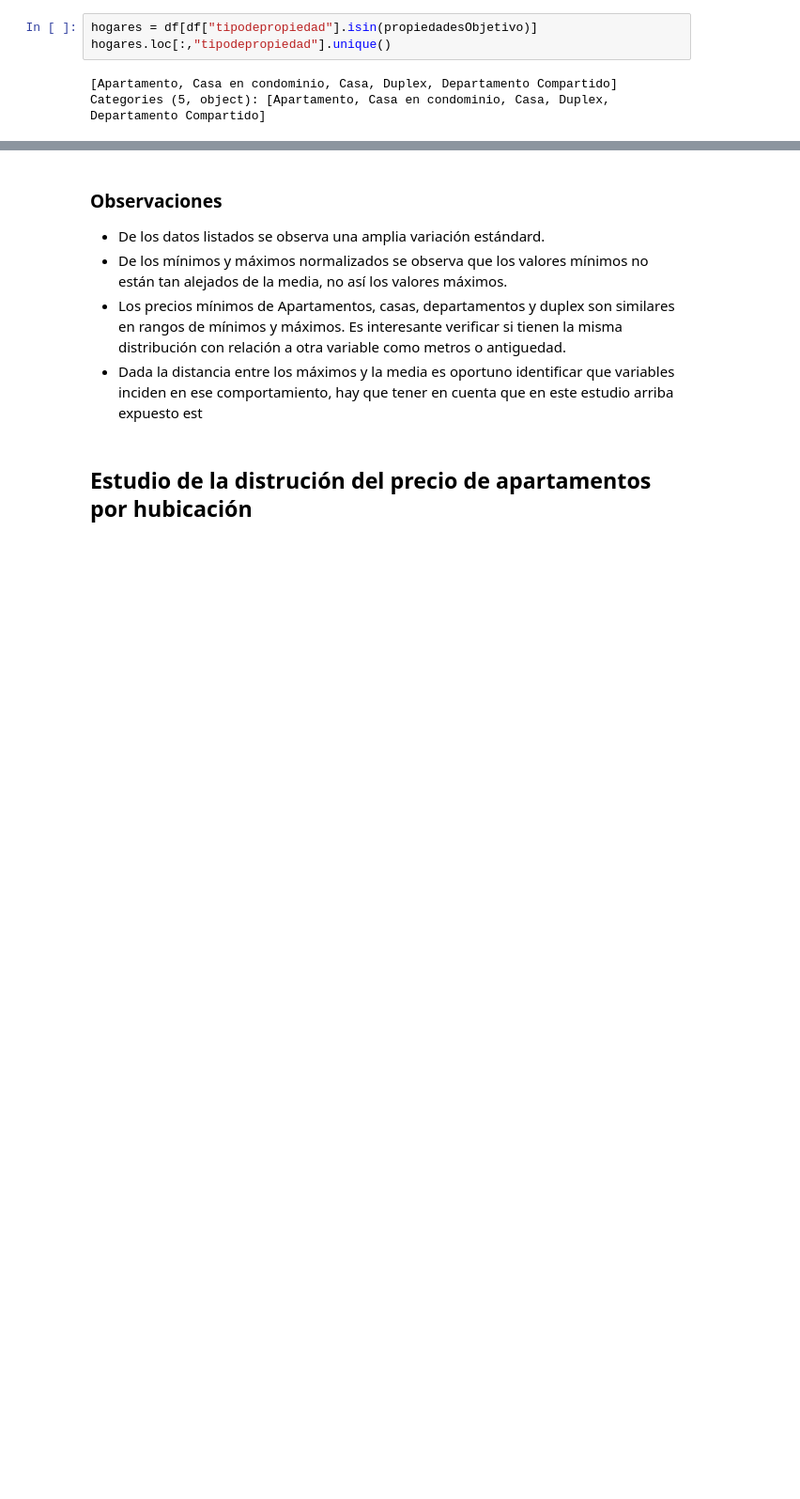
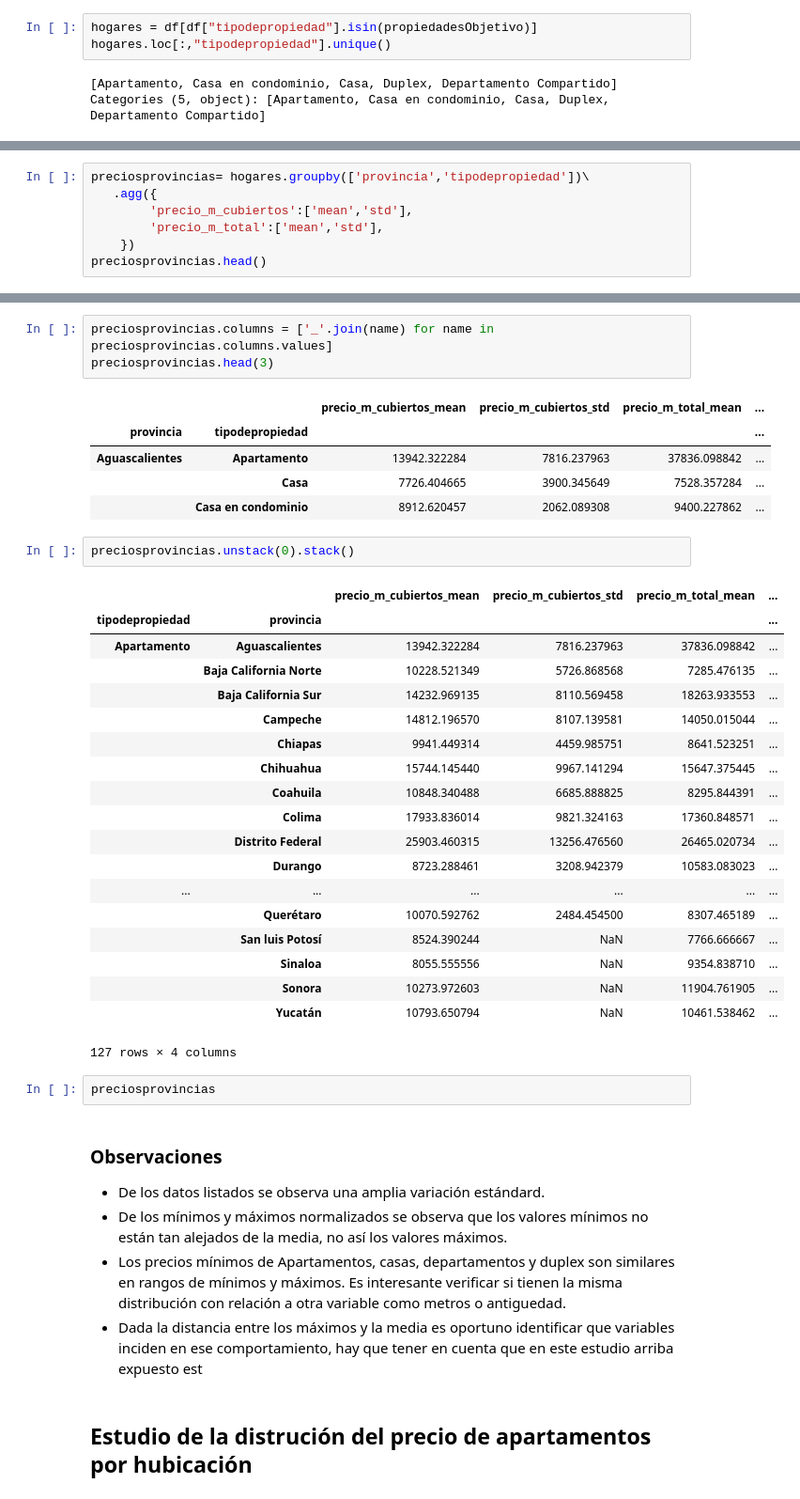
Before and after one commit to mrsoto/tp1_7506, a Jupyter notebook: mrs-analisis-de-datos.ipynb, the cells around one changed output, grey strips where cells are left out. Shown at 94% size. Saved outputs shown, nothing was run; the diff lists cells and outputs as text; blank space fills up the shorter version.

```diff
--- a/mrs-analisis-de-datos.ipynb
+++ b/mrs-analisis-de-datos.ipynb
@@ -159,0 +139,7 @@ hogaresStats
+# %%
+preciosprovincias= hogares.groupby(['provincia','tipodepropiedad'])\
+   .agg({
+        'precio_m_cubiertos':['mean','std'],
+        'precio_m_total':['mean','std'],
+    })
+preciosprovincias.head()
@@ -160,3 +155,36 @@ hogaresStats
+# %%
+preciosprovincias.columns = ['_'.join(name) for name in preciosprovincias.columns.values]
+preciosprovincias.head(3)
+# %% [output]
+|  |  | precio_m_cubiertos_mean | precio_m_cubiertos_std | precio_m_total_mean | ... |
+| provincia | tipodepropiedad |  |  |  | ... |
+| Aguascalientes | Apartamento | 13942.322284 | 7816.237963 | 37836.098842 | ... |
+|  | Casa | 7726.404665 | 3900.345649 | 7528.357284 | ... |
+|  | Casa en condominio | 8912.620457 | 2062.089308 | 9400.227862 | ... |
+# %%
+preciosprovincias.unstack(0).stack()
+# %% [output]
+|  |  | precio_m_cubiertos_mean | precio_m_cubiertos_std | precio_m_total_mean | ... |
+| tipodepropiedad | provincia |  |  |  | ... |
+| Apartamento | Aguascalientes | 13942.322284 | 7816.237963 | 37836.098842 | ... |
+|  | Baja California Norte | 10228.521349 | 5726.868568 | 7285.476135 | ... |
+|  | Baja California Sur | 14232.969135 | 8110.569458 | 18263.933553 | ... |
+|  | Campeche | 14812.196570 | 8107.139581 | 14050.015044 | ... |
+|  | Chiapas | 9941.449314 | 4459.985751 | 8641.523251 | ... |
+|  | Chihuahua | 15744.145440 | 9967.141294 | 15647.375445 | ... |
+|  | Coahuila | 10848.340488 | 6685.888825 | 8295.844391 | ... |
+|  | Colima | 17933.836014 | 9821.324163 | 17360.848571 | ... |
+|  | Distrito Federal | 25903.460315 | 13256.476560 | 26465.020734 | ... |
+|  | Durango | 8723.288461 | 3208.942379 | 10583.083023 | ... |
+| ... | ... | ... | ... | ... | ... |
+|  | Querétaro | 10070.592762 | 2484.454500 | 8307.465189 | ... |
+|  | San luis Potosí | 8524.390244 | NaN | 7766.666667 | ... |
+|  | Sinaloa | 8055.555556 | NaN | 9354.838710 | ... |
+|  | Sonora | 10273.972603 | NaN | 11904.761905 | ... |
+|  | Yucatán | 10793.650794 | NaN | 10461.538462 | ... |
+127 rows × 4 columns
+# %%
+preciosprovincias
 # %% [markdown]
 ### Observaciones
 * De los datos listados se observa una amplia variación estándard.
```
Also changed, not shown: parts of 12 cells of this notebook.
